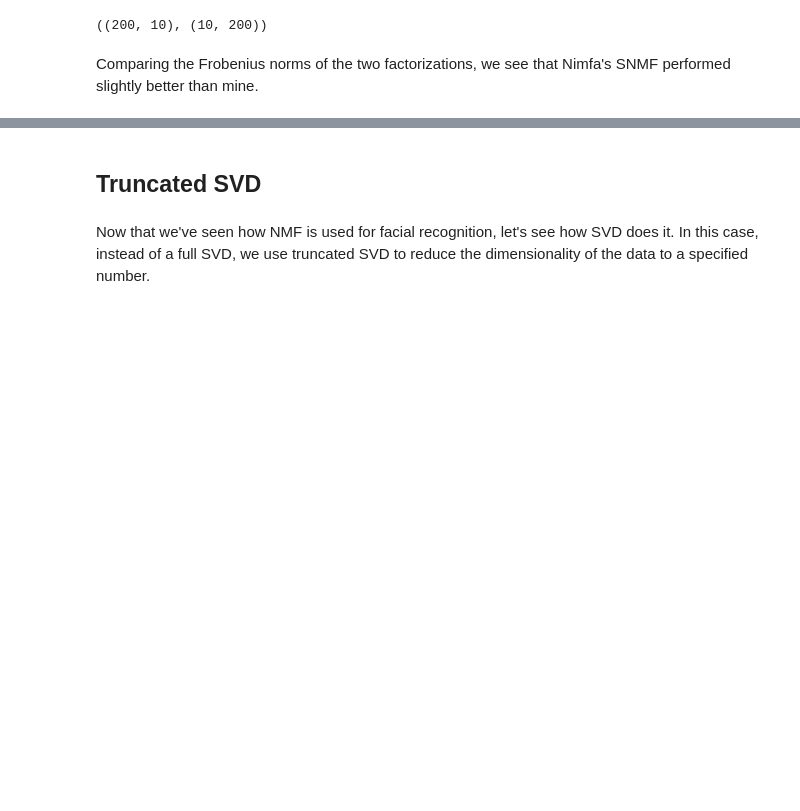
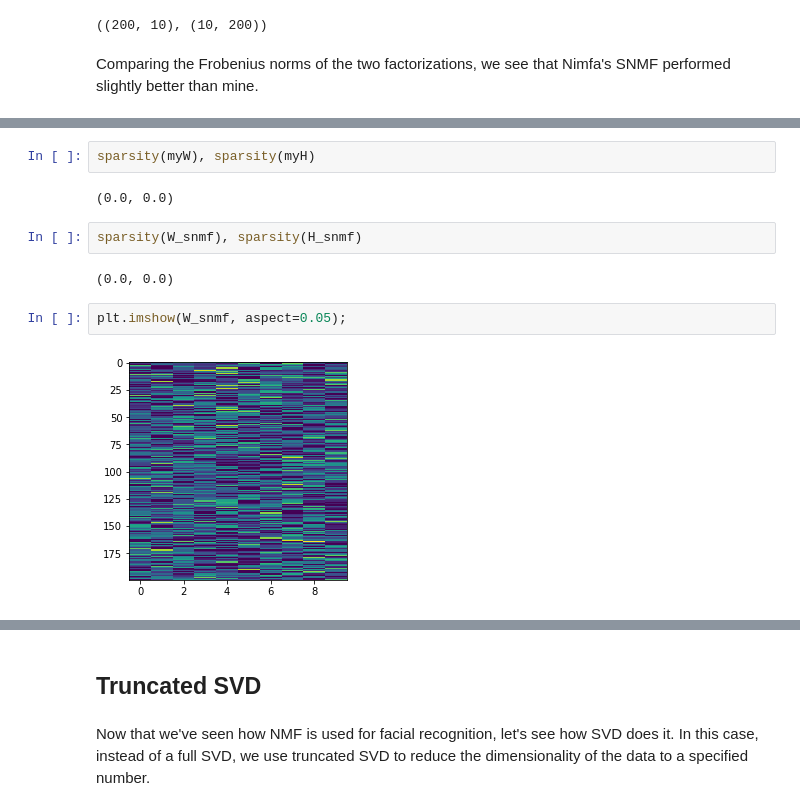
Before and after one commit to matsumotosan/numerical-linear-algebra, a Jupyter notebook: Facial Decomposition with NMF and SVD.ipynb, the cells around one changed output, grey strips where cells are left out. Saved outputs shown, nothing was run; the diff lists cells and outputs as text; blank space fills up the shorter version.

```diff
--- a/Facial Decomposition with NMF and SVD.ipynb
+++ b/Facial Decomposition with NMF and SVD.ipynb
@@ -384,0 +394,12 @@ np.linalg.norm(A - myW @ myH.T), np.linalg.norm(A - W_snmf @ H_snmf)
+# %%
+sparsity(myW), sparsity(myH)
+# %% [output]
+(0.0, 0.0)
+# %%
+sparsity(W_snmf), sparsity(H_snmf)
+# %% [output]
+(0.0, 0.0)
+# %%
+plt.imshow(W_snmf, aspect=0.05);
+# %% [output]
+[figure, added]
```
Also changed, not shown: parts of 7 cells of this notebook, 7 other files.
